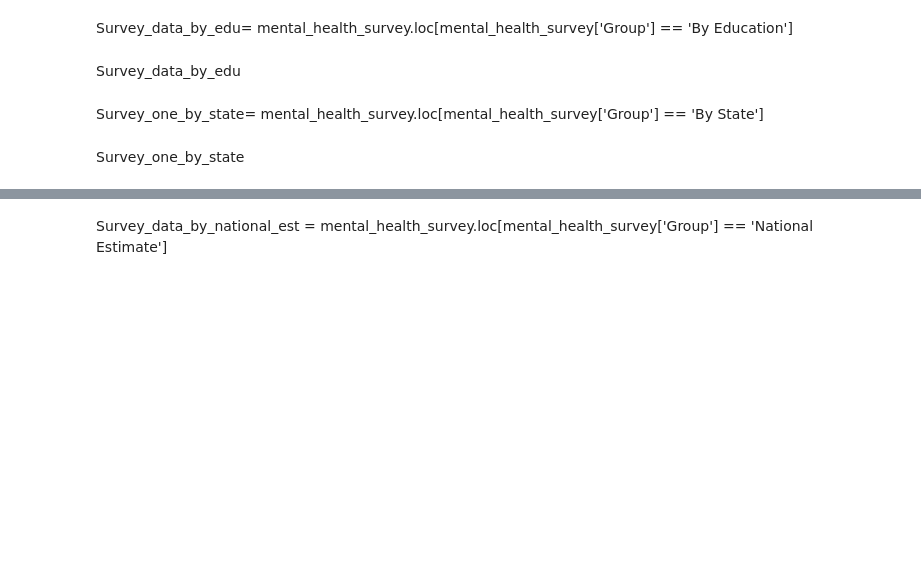
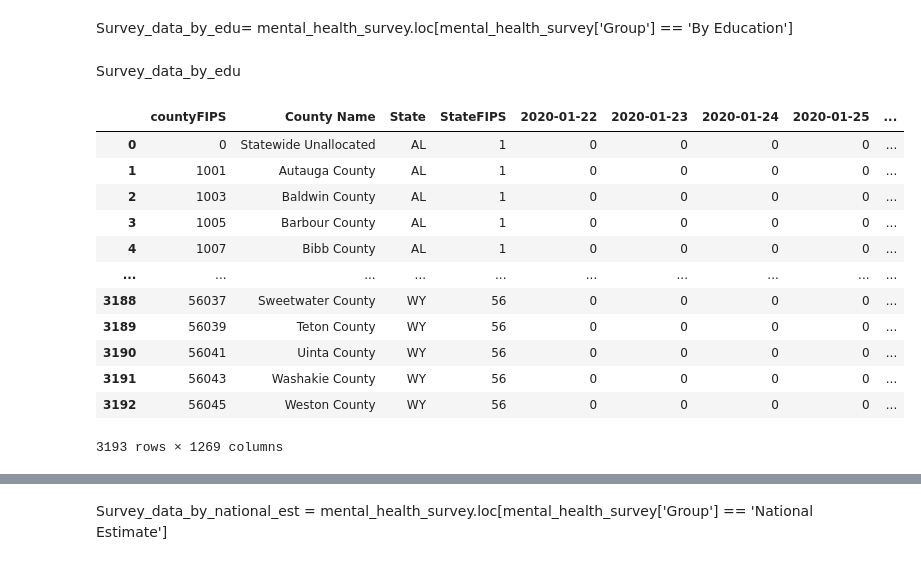
Before and after one commit to roaayousif/covid19_affects_on_mental_health, a Jupyter notebook: notebook/capstone_survey_data.ipynb, the cells around one changed output, grey strips where cells are left out. Cells and saved outputs as stored; diff of their text form; code cells hidden in the pictures; blank space fills up the shorter version.

```diff
--- a/notebook/capstone_survey_data.ipynb
+++ b/notebook/capstone_survey_data.ipynb
@@ -226,7 +226,21 @@ Survey_data_by_race
 Survey_data_by_edu= mental_health_survey.loc[mental_health_survey['Group'] == 'By Education']
 # %% [markdown]
 Survey_data_by_edu
-# %% [markdown]
-Survey_one_by_state= mental_health_survey.loc[mental_health_survey['Group'] == 'By State']
-# %% [markdown]
-Survey_one_by_state
+# %%
+covid_df = pd.read_csv('../data/covid_confirmed_usafacts.csv')
+# %%
+covid_df
+# %% [output]
+|  | countyFIPS | County Name | State | StateFIPS | 2020-01-22 | 2020-01-23 | 2020-01-24 | 2020-01-25 | ... |
+| 0 | 0 | Statewide Unallocated | AL | 1 | 0 | 0 | 0 | 0 | ... |
+| 1 | 1001 | Autauga County | AL | 1 | 0 | 0 | 0 | 0 | ... |
+| 2 | 1003 | Baldwin County | AL | 1 | 0 | 0 | 0 | 0 | ... |
+| 3 | 1005 | Barbour County | AL | 1 | 0 | 0 | 0 | 0 | ... |
+| 4 | 1007 | Bibb County | AL | 1 | 0 | 0 | 0 | 0 | ... |
+| ... | ... | ... | ... | ... | ... | ... | ... | ... | ... |
+| 3188 | 56037 | Sweetwater County | WY | 56 | 0 | 0 | 0 | 0 | ... |
+| 3189 | 56039 | Teton County | WY | 56 | 0 | 0 | 0 | 0 | ... |
+| 3190 | 56041 | Uinta County | WY | 56 | 0 | 0 | 0 | 0 | ... |
+| 3191 | 56043 | Washakie County | WY | 56 | 0 | 0 | 0 | 0 | ... |
+| 3192 | 56045 | Weston County | WY | 56 | 0 | 0 | 0 | 0 | ... |
+3193 rows × 1269 columns
```
Also changed, not shown: parts of 16 cells of this notebook, 15 other files.
